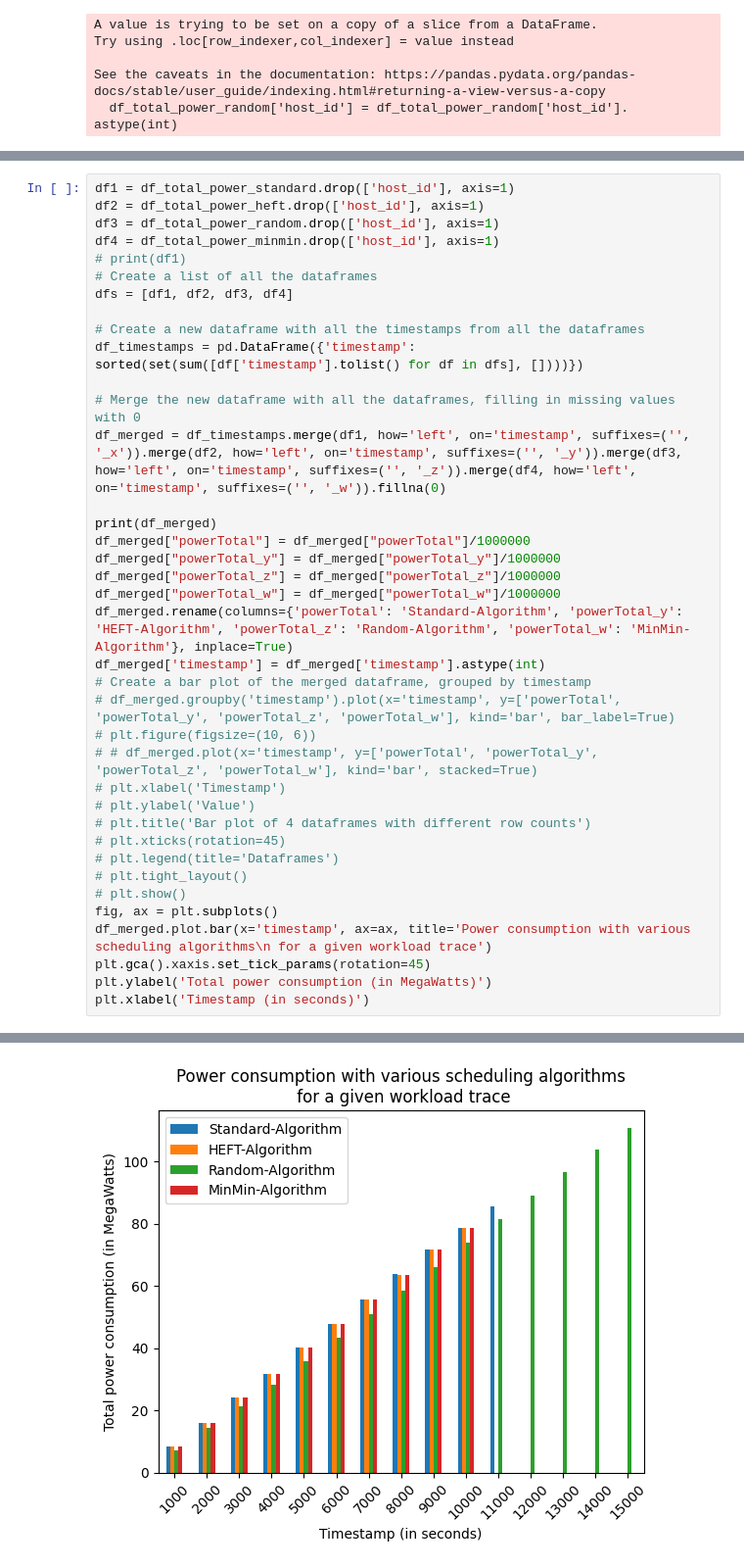
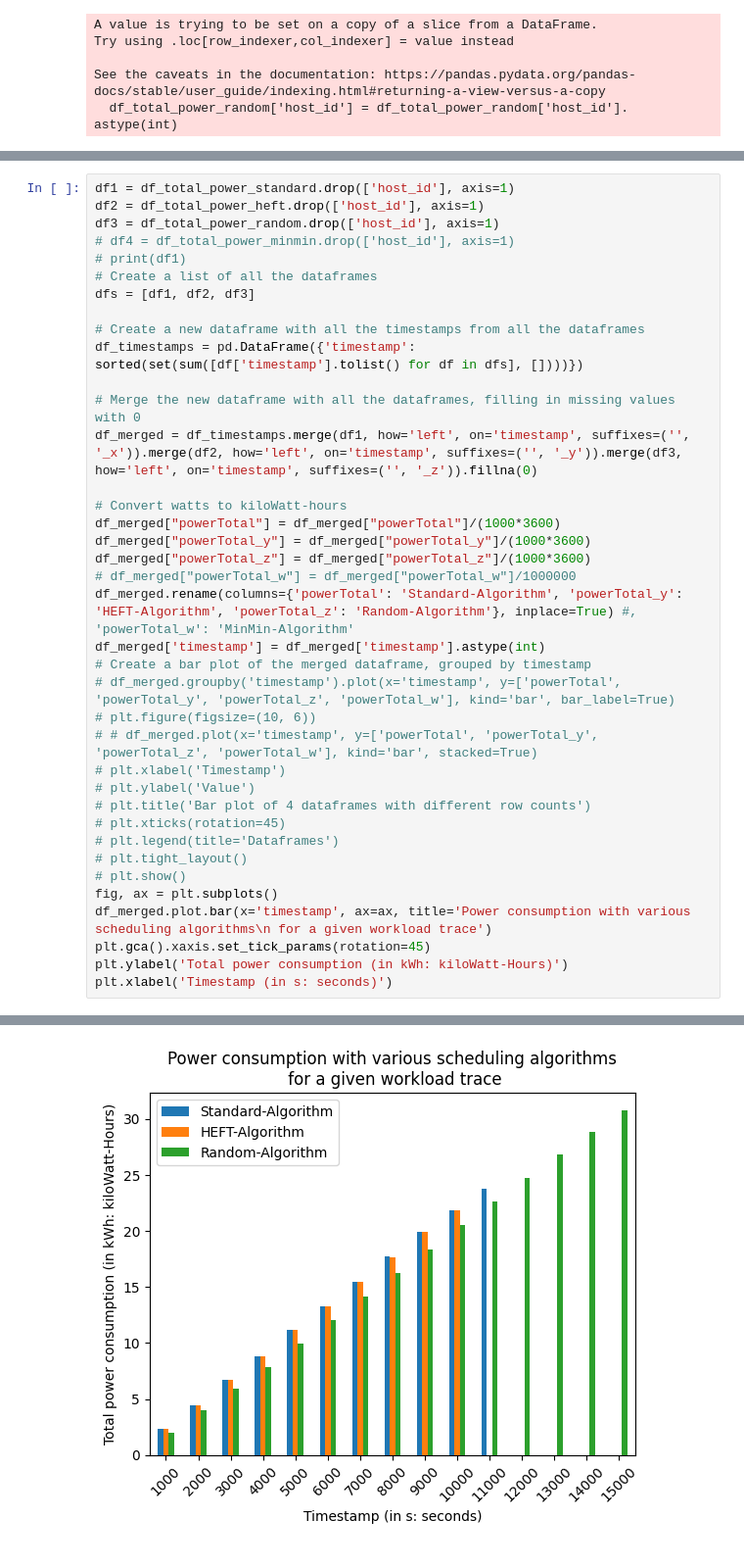
Before and after one commit to am-i-helpful/ODAbler, a Jupyter notebook: opendc_experiment_analyser/scheduler_energy_efficiency_analyser/energy_analysis.ipynb, the cells around one changed output, grey strips where cells are left out. Shown at 98% size. Drawn from its saved outputs; the diff is of its cells as text.

```diff
--- a/opendc_experiment_analyser/scheduler_energy_efficiency_analyser/energy_analysis.ipynb
+++ b/opendc_experiment_analyser/scheduler_energy_efficiency_analyser/energy_analysis.ipynb
@@ -248,23 +218,23 @@ See the caveats in the documentation: https://pandas.pydata.org/pandas-docs/stab
 df1 = df_total_power_standard.drop(['host_id'], axis=1)
 df2 = df_total_power_heft.drop(['host_id'], axis=1)
 df3 = df_total_power_random.drop(['host_id'], axis=1)
-df4 = df_total_power_minmin.drop(['host_id'], axis=1)
+# df4 = df_total_power_minmin.drop(['host_id'], axis=1)
 # print(df1)
 # Create a list of all the dataframes
-dfs = [df1, df2, df3, df4]
+dfs = [df1, df2, df3]
 
 # Create a new dataframe with all the timestamps from all the dataframes
 df_timestamps = pd.DataFrame({'timestamp': sorted(set(sum([df['timestamp'].tolist() for df in dfs], [])))})
 
 # Merge the new dataframe with all the dataframes, filling in missing values with 0
-df_merged = df_timestamps.merge(df1, how='left', on='timestamp', suffixes=('', '_x')).merge(df2, how='left', on='timestamp', suffixes=('', '_y')).merge(df3, how='left', on='timestamp', suffixes=('', '_z')).merge(df4, how='left', on='timestamp', suffixes=('', '_w')).fillna(0)
+df_merged = df_timestamps.merge(df1, how='left', on='timestamp', suffixes=('', '_x')).merge(df2, how='left', on='timestamp', suffixes=('', '_y')).merge(df3, how='left', on='timestamp', suffixes=('', '_z')).fillna(0)
 
-print(df_merged)
-df_merged["powerTotal"] = df_merged["powerTotal"]/1000000
-df_merged["powerTotal_y"] = df_merged["powerTotal_y"]/1000000
-df_merged["powerTotal_z"] = df_merged["powerTotal_z"]/1000000
-df_merged["powerTotal_w"] = df_merged["powerTotal_w"]/1000000
-df_merged.rename(columns={'powerTotal': 'Standard-Algorithm', 'powerTotal_y': 'HEFT-Algorithm', 'powerTotal_z': 'Random-Algorithm', 'powerTotal_w': 'MinMin-Algorithm'}, inplace=True)
+# Convert watts to kiloWatt-hours
+df_merged["powerTotal"] = df_merged["powerTotal"]/(1000*3600)
+df_merged["powerTotal_y"] = df_merged["powerTotal_y"]/(1000*3600)
+df_merged["powerTotal_z"] = df_merged["powerTotal_z"]/(1000*3600)
+# df_merged["powerTotal_w"] = df_merged["powerTotal_w"]/1000000
+df_merged.rename(columns={'powerTotal': 'Standard-Algorithm', 'powerTotal_y': 'HEFT-Algorithm', 'powerTotal_z': 'Random-Algorithm'}, inplace=True) #, 'powerTotal_w': 'MinMin-Algorithm'
 df_merged['timestamp'] = df_merged['timestamp'].astype(int)
 # Create a bar plot of the merged dataframe, grouped by timestamp
 # df_merged.groupby('timestamp').plot(x='timestamp', y=['powerTotal', 'powerTotal_y', 'powerTotal_z', 'powerTotal_w'], kind='bar', bar_label=True)
@@ -280,6 +250,6 @@ df_merged['timestamp'] = df_merged['timestamp'].astype(int)
 fig, ax = plt.subplots()
 df_merged.plot.bar(x='timestamp', ax=ax, title='Power consumption with various scheduling algorithms\n for a given workload trace')
 plt.gca().xaxis.set_tick_params(rotation=45)
-plt.ylabel('Total power consumption (in MegaWatts)')
-plt.xlabel('Timestamp (in seconds)')
+plt.ylabel('Total power consumption (in kWh: kiloWatt-Hours)')
+plt.xlabel('Timestamp (in s: seconds)')
 # %% [output]
@@ -303 +257 @@ Text(0.5, 0, 'Timestamp (in seconds)')
-[figure, old version]
+[figure, new version]
```
Also changed, not shown: parts of 7 cells of this notebook, 12 other files.
